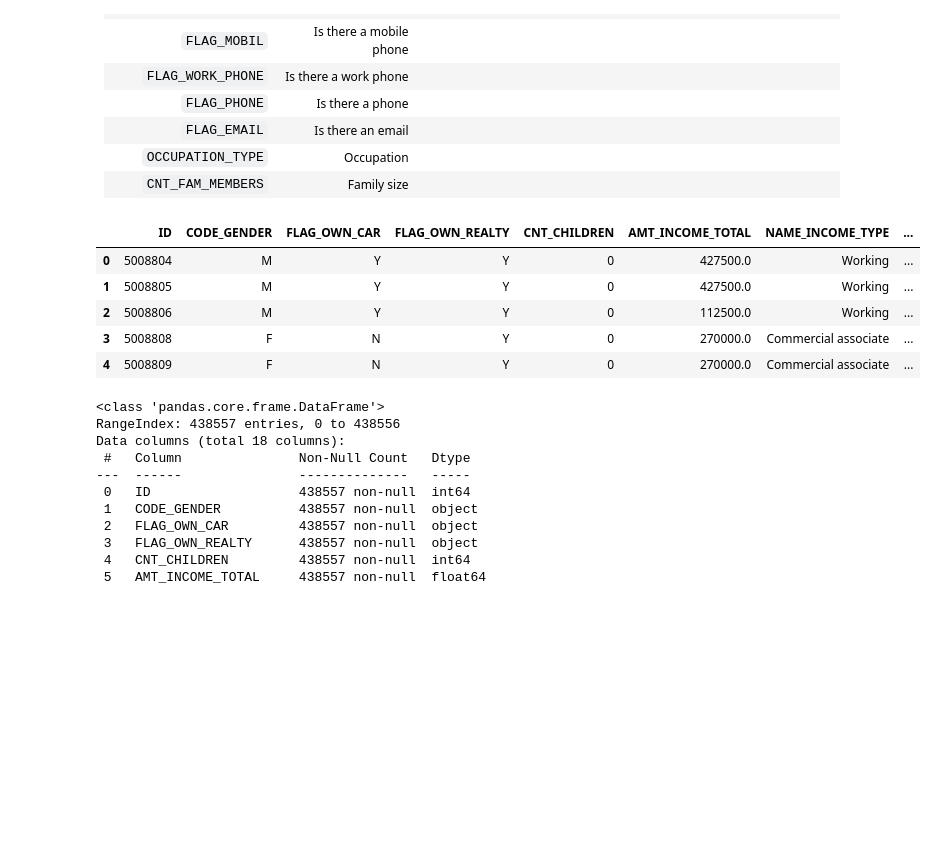
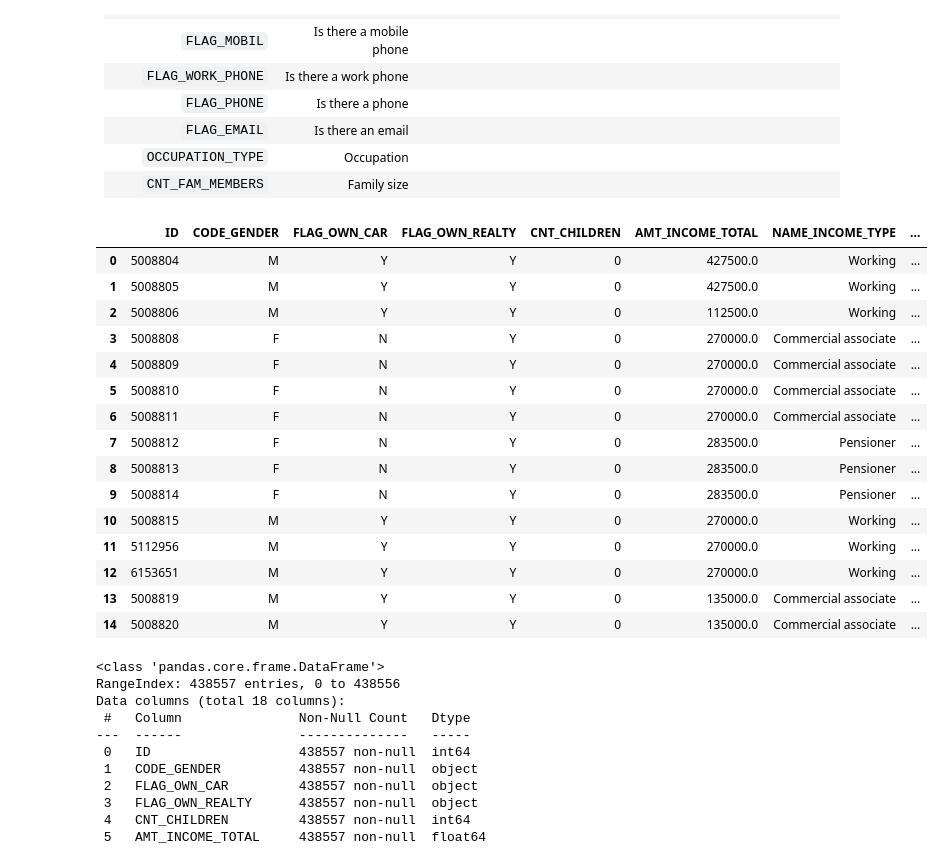
Before and after one commit to calvinlinardy/My-Python-Learning, a Jupyter notebook: Study Stuffs/Udemy Study/Machine Learning/Seaborn/Seaborn Exercise.ipynb, the cells around one changed output. Saved outputs shown, nothing was run; the diff lists cells and outputs as text; code cells hidden in the pictures; blank space fills up the shorter version.

```diff
--- a/Study Stuffs/Udemy Study/Machine Learning/Seaborn/Seaborn Exercise.ipynb
+++ b/Study Stuffs/Udemy Study/Machine Learning/Seaborn/Seaborn Exercise.ipynb
@@ -130,14 +130,24 @@ Feature Information:
 # %%
 df = pd.read_csv('application_record.csv')
 # %%
-df.head()
+df.head(15)
 # %% [output]
 |  | ID | CODE_GENDER | FLAG_OWN_CAR | FLAG_OWN_REALTY | CNT_CHILDREN | AMT_INCOME_TOTAL | NAME_INCOME_TYPE | ... |
 | 0 | 5008804 | M | Y | Y | 0 | 427500.0 | Working | ... |
 | 1 | 5008805 | M | Y | Y | 0 | 427500.0 | Working | ... |
 | 2 | 5008806 | M | Y | Y | 0 | 112500.0 | Working | ... |
 | 3 | 5008808 | F | N | Y | 0 | 270000.0 | Commercial associate | ... |
 | 4 | 5008809 | F | N | Y | 0 | 270000.0 | Commercial associate | ... |
+| 5 | 5008810 | F | N | Y | 0 | 270000.0 | Commercial associate | ... |
+| 6 | 5008811 | F | N | Y | 0 | 270000.0 | Commercial associate | ... |
+| 7 | 5008812 | F | N | Y | 0 | 283500.0 | Pensioner | ... |
+| 8 | 5008813 | F | N | Y | 0 | 283500.0 | Pensioner | ... |
+| 9 | 5008814 | F | N | Y | 0 | 283500.0 | Pensioner | ... |
+| 10 | 5008815 | M | Y | Y | 0 | 270000.0 | Working | ... |
+| 11 | 5112956 | M | Y | Y | 0 | 270000.0 | Working | ... |
+| 12 | 6153651 | M | Y | Y | 0 | 270000.0 | Working | ... |
+| 13 | 5008819 | M | Y | Y | 0 | 135000.0 | Commercial associate | ... |
+| 14 | 5008820 | M | Y | Y | 0 | 135000.0 | Commercial associate | ... |
 # %%
 df.info()
 # %% [output]
```
Also changed, not shown: parts of 12 cells of this notebook, 3 other files.
